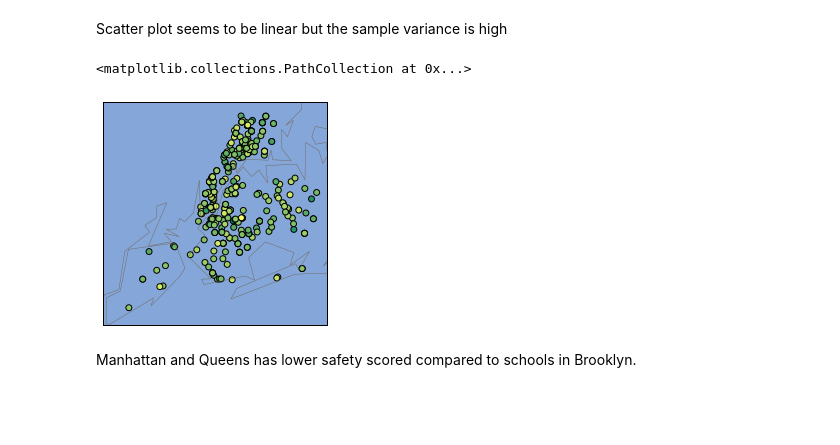
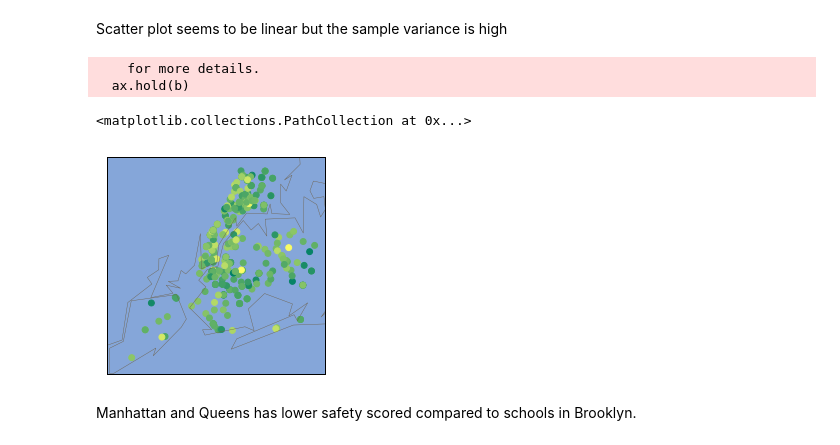
Before and after one commit to plasmagirl/Analyzing-NYC-High-School-Data, a Jupyter notebook: Schools.ipynb, the cells around one changed output. Cells and saved outputs as stored; diff of their text form; code cells hidden in the pictures; blank space fills up the shorter version.

Commit message:
Changed Scatter plot to just include Student Safety and not total safety

```diff
--- a/Schools.ipynb
+++ b/Schools.ipynb
@@ -199,25 +199,27 @@ Scatter plot seems to be linear but the sample variance is high
 # %%
 from mpl_toolkits.basemap import Basemap
 m = Basemap(
     projection='merc',
     llcrnrlat=40.496044,
     urcrnrlat=40.915256,
     llcrnrlon=-74.255735,
     urcrnrlon=-73.700272,
     resolution='i'
     )
 m.drawmapboundary(fill_color='#85A6D9')
 m.drawcoastlines(color='#6D5F47', linewidth=.4)
 m.drawrivers(color='#6D5F47', linewidth=.4)
 
 grouped = combined.groupby('DBN')
 avg_data = grouped.agg(np.mean).reset_index()
 #avg_data['saf_tot_11']
 
-m.scatter(x = avg_data['lon'].tolist(),y=avg_data['lat'].tolist(),latlon=True, c=avg_data['saf_tot_11'], cmap='summer',s=35)
+m.scatter(x = avg_data['lon'].tolist(),y=avg_data['lat'].tolist(),latlon=True, c=avg_data['saf_s_11'], cmap='summer',s=35)
 # %% [output]
-<matplotlib.collections.PathCollection at 0x...>
+    for more details.
+  ax.hold(b)
+<matplotlib.collections.PathCollection at 0x...>
-[figure, old version]
+[figure, new version]
 # %% [markdown]
 Manhattan and Queens has lower safety scored compared to schools in Brooklyn.
 # %%
```
Also changed, not shown: parts of 7 cells of this notebook.
